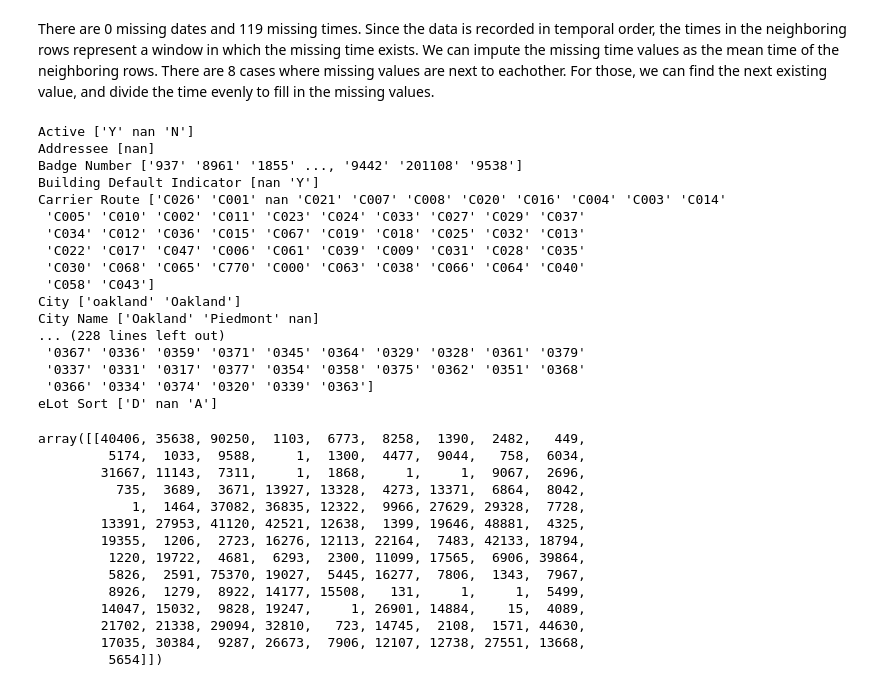
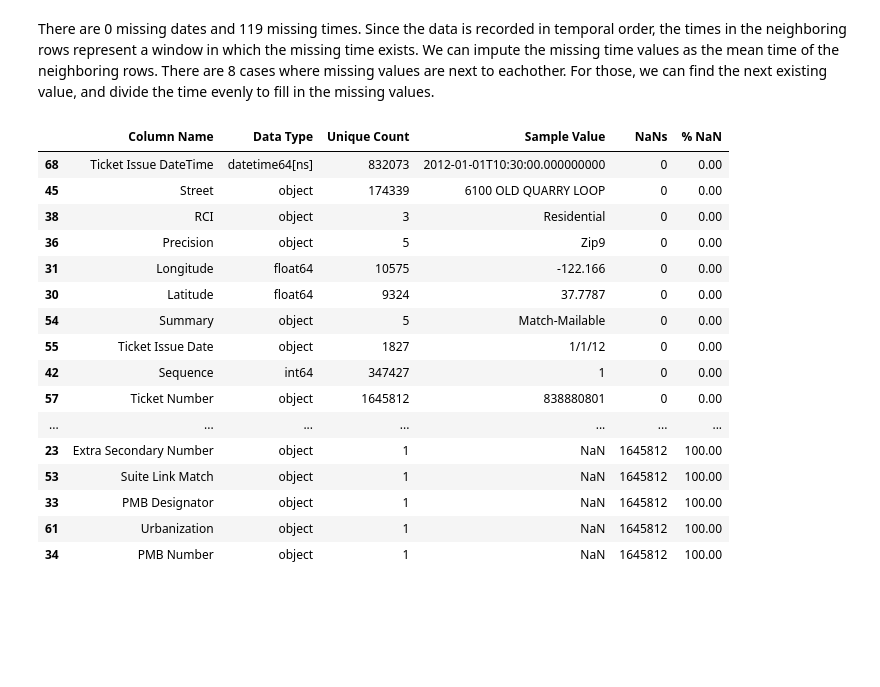
Before and after one commit to openoakland/lovely-rita, a Jupyter notebook: src/lovely-rita-eda.ipynb, the cells around one changed output. Drawn from its saved outputs; the diff is of its cells as text; code cells hidden in the pictures; blank space fills up the shorter version.

Commit message:
Added process for imputing missing time data and creating DateTime column.

```diff
--- a/src/lovely-rita-eda.ipynb
+++ b/src/lovely-rita-eda.ipynb
@@ -600,39 +620,24 @@ Since the data is recorded in temporal order, the times in the neighboring rows
+# %%
+df["Ticket Issue DateTime"] = pd.to_datetime(df["Ticket Issue Date"] + " " + df["Ticket Issue Time"])
 # %%
-get_uniques(df)
+get_column_report(df)
 # %% [output]
-Active ['Y' nan 'N']
-Addressee [nan]
-Badge Number ['937' '8961' '1855' ..., '9442' '201108' '9538']
-Building Default Indicator [nan 'Y']
-Carrier Route ['C026' 'C001' nan 'C021' 'C007' 'C008' 'C020' 'C016' 'C004' 'C003' 'C014'
- 'C005' 'C010' 'C002' 'C011' 'C023' 'C024' 'C033' 'C027' 'C029' 'C037'
- 'C034' 'C012' 'C036' 'C015' 'C067' 'C019' 'C018' 'C025' 'C032' 'C013'
- 'C022' 'C017' 'C047' 'C006' 'C061' 'C039' 'C009' 'C031' 'C028' 'C035'
- 'C030' 'C068' 'C065' 'C770' 'C000' 'C063' 'C038' 'C066' 'C064' 'C040'
- 'C058' 'C043']
-City ['oakland' 'Oakland']
-City Name ['Oakland' 'Piedmont' nan]
-... (228 lines left out)
- '0367' '0336' '0359' '0371' '0345' '0364' '0329' '0328' '0361' '0379'
- '0337' '0331' '0317' '0377' '0354' '0358' '0375' '0362' '0351' '0368'
- '0366' '0334' '0374' '0320' '0339' '0363']
-eLot Sort ['D' nan 'A']
+|  | Column Name | Data Type | Unique Count | Sample Value | NaNs | % NaN |
+| 68 | Ticket Issue DateTime | datetime64[ns] | 832073 | 2012-01-01T10:30:00.000000000 | 0 | 0.00 |
+| 45 | Street | object | 174339 | 6100 OLD QUARRY LOOP | 0 | 0.00 |
+| 38 | RCI | object | 3 | Residential | 0 | 0.00 |
+| 36 | Precision | object | 5 | Zip9 | 0 | 0.00 |
+| 31 | Longitude | float64 | 10575 | -122.166 | 0 | 0.00 |
+| 30 | Latitude | float64 | 9324 | 37.7787 | 0 | 0.00 |
+| 54 | Summary | object | 5 | Match-Mailable | 0 | 0.00 |
+| 55 | Ticket Issue Date | object | 1827 | 1/1/12 | 0 | 0.00 |
+| 42 | Sequence | int64 | 347427 | 1 | 0 | 0.00 |
+| 57 | Ticket Number | object | 1645812 | 838880801 | 0 | 0.00 |
+| ... | ... | ... | ... | ... | ... | ... |
+| 23 | Extra Secondary Number | object | 1 | NaN | 1645812 | 100.00 |
+| 53 | Suite Link Match | object | 1 | NaN | 1645812 | 100.00 |
+| 33 | PMB Designator | object | 1 | NaN | 1645812 | 100.00 |
+| 61 | Urbanization | object | 1 | NaN | 1645812 | 100.00 |
+| 34 | PMB Number | object | 1 | NaN | 1645812 | 100.00 |
 # %%
 df.drop(columns_to_drop, axis=1).to_csv("../data/lovely-rita-clean.csv")
-# %%
-np.diff(np.where(df["Ticket Issue Time"].isnull()))
-# %% [output]
-array([[40406, 35638, 90250,  1103,  6773,  8258,  1390,  2482,   449,
-         5174,  1033,  9588,     1,  1300,  4477,  9044,   758,  6034,
-        31667, 11143,  7311,     1,  1868,     1,     1,  9067,  2696,
-          735,  3689,  3671, 13927, 13328,  4273, 13371,  6864,  8042,
-            1,  1464, 37082, 36835, 12322,  9966, 27629, 29328,  7728,
-        13391, 27953, 41120, 42521, 12638,  1399, 19646, 48881,  4325,
-        19355,  1206,  2723, 16276, 12113, 22164,  7483, 42133, 18794,
-         1220, 19722,  4681,  6293,  2300, 11099, 17565,  6906, 39864,
-         5826,  2591, 75370, 19027,  5445, 16277,  7806,  1343,  7967,
-         8926,  1279,  8922, 14177, 15508,   131,     1,     1,  5499,
-        14047, 15032,  9828, 19247,     1, 26901, 14884,    15,  4089,
-        21702, 21338, 29094, 32810,   723, 14745,  2108,  1571, 44630,
-        17035, 30384,  9287, 26673,  7906, 12107, 12738, 27551, 13668,
-         5654]])
```
Also changed, not shown: parts of 3 cells of this notebook.
